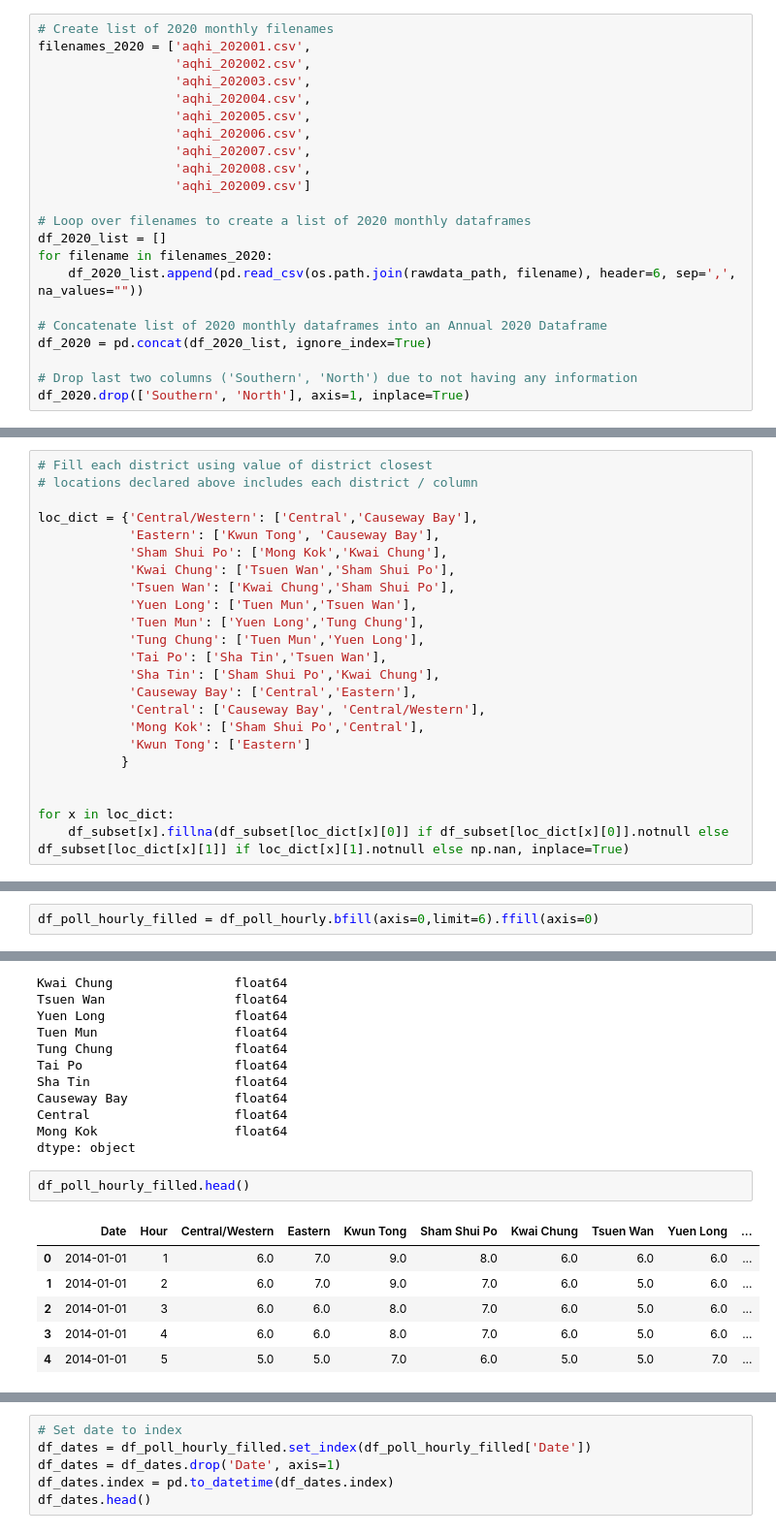
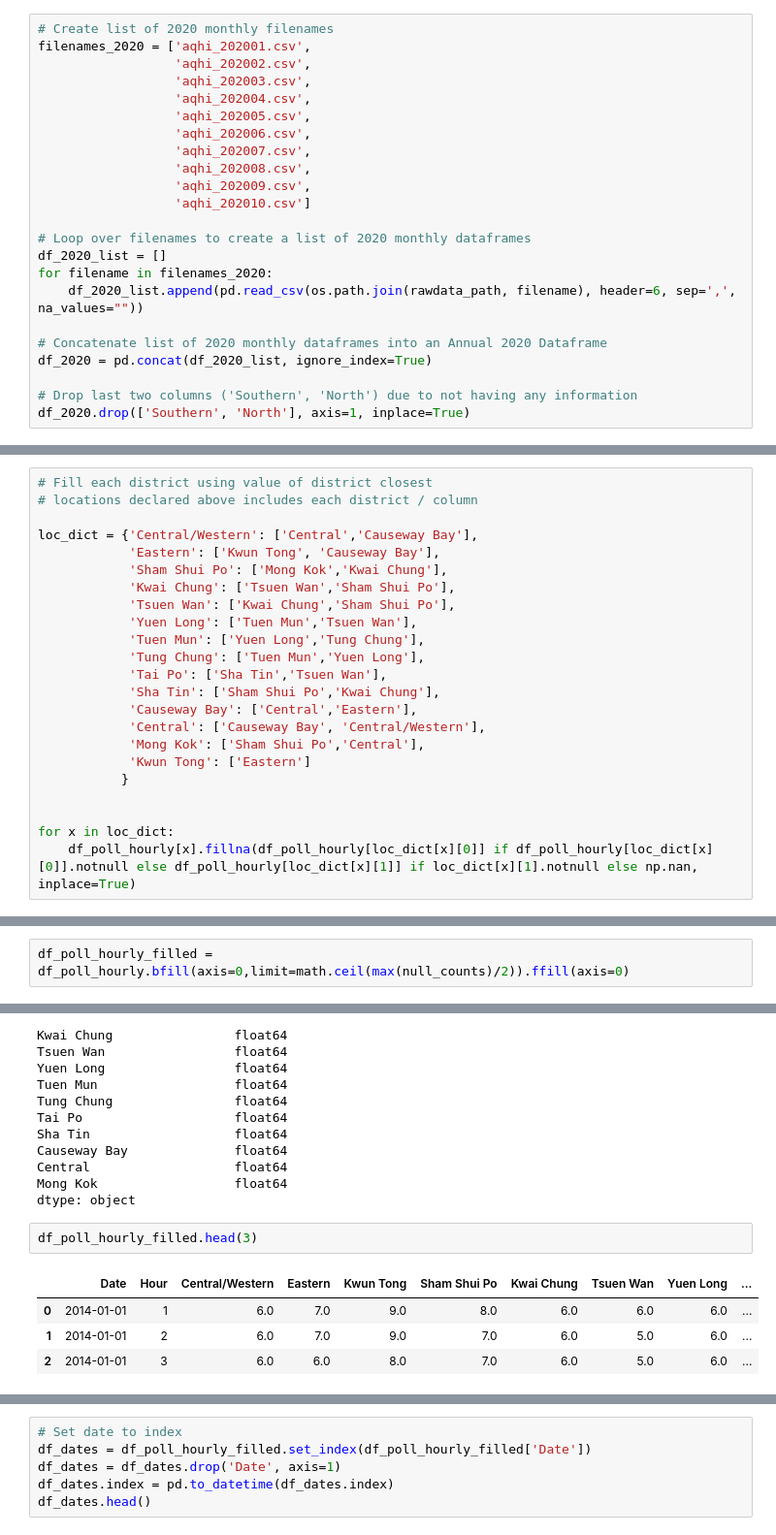
Before and after one commit to taflor/HongKongPollution, a Jupyter notebook: HongKongPollution/notebooks/1.1_HK_Pollution_Data_Wrangling_and_Cleaning.ipynb, the cells around one changed output, grey strips where cells are left out. Shown at 97% size. Saved outputs shown, nothing was run; the diff lists cells and outputs as text.

```diff
--- a/HongKongPollution/notebooks/1.1_HK_Pollution_Data_Wrangling_and_Cleaning.ipynb
+++ b/HongKongPollution/notebooks/1.1_HK_Pollution_Data_Wrangling_and_Cleaning.ipynb
@@ -410,7 +440,8 @@ filenames_2020 = ['aqhi_202001.csv',
                   'aqhi_202006.csv',
                   'aqhi_202007.csv',
                   'aqhi_202008.csv',
-                  'aqhi_202009.csv']
+                  'aqhi_202009.csv',
+                  'aqhi_202010.csv']
 
 # Loop over filenames to create a list of 2020 monthly dataframes
 df_2020_list = []
@@ -576,4 +729,4 @@ loc_dict = {'Central/Western': ['Central','Causeway Bay'],
 
 
 for x in loc_dict:
-    df_subset[x].fillna(df_subset[loc_dict[x][0]] if df_subset[loc_dict[x][0]].notnull else df_subset[loc_dict[x][1]] if loc_dict[x][1].notnull else np.nan, inplace=True)
+    df_poll_hourly[x].fillna(df_poll_hourly[loc_dict[x][0]] if df_poll_hourly[loc_dict[x][0]].notnull else df_poll_hourly[loc_dict[x][1]] if loc_dict[x][1].notnull else np.nan, inplace=True)
@@ -720,2 +779,2 @@ Overall max consecutive nulls:  12
 # %%
-df_poll_hourly_filled = df_poll_hourly.bfill(axis=0,limit=6).ffill(axis=0)
+df_poll_hourly_filled = df_poll_hourly.bfill(axis=0,limit=math.ceil(max(null_counts)/2)).ffill(axis=0)
@@ -760,14 +803,12 @@ Central                   float64
 Mong Kok                  float64
 dtype: object
 # %%
-df_poll_hourly_filled.head()
+df_poll_hourly_filled.head(3)
 # %% [output]
 |  | Date | Hour | Central/Western | Eastern | Kwun Tong | Sham Shui Po | Kwai Chung | Tsuen Wan | Yuen Long | ... |
 | 0 | 2014-01-01 | 1 | 6.0 | 7.0 | 9.0 | 8.0 | 6.0 | 6.0 | 6.0 | ... |
 | 1 | 2014-01-01 | 2 | 6.0 | 7.0 | 9.0 | 7.0 | 6.0 | 5.0 | 6.0 | ... |
 | 2 | 2014-01-01 | 3 | 6.0 | 6.0 | 8.0 | 7.0 | 6.0 | 5.0 | 6.0 | ... |
-| 3 | 2014-01-01 | 4 | 6.0 | 6.0 | 8.0 | 7.0 | 6.0 | 5.0 | 6.0 | ... |
-| 4 | 2014-01-01 | 5 | 5.0 | 5.0 | 7.0 | 6.0 | 5.0 | 5.0 | 7.0 | ... |
 # %%
 df_poll_hourly_filled.describe().T
 # %% [output]
```
Also changed, not shown: parts of 74 cells of this notebook, 5 other files.
